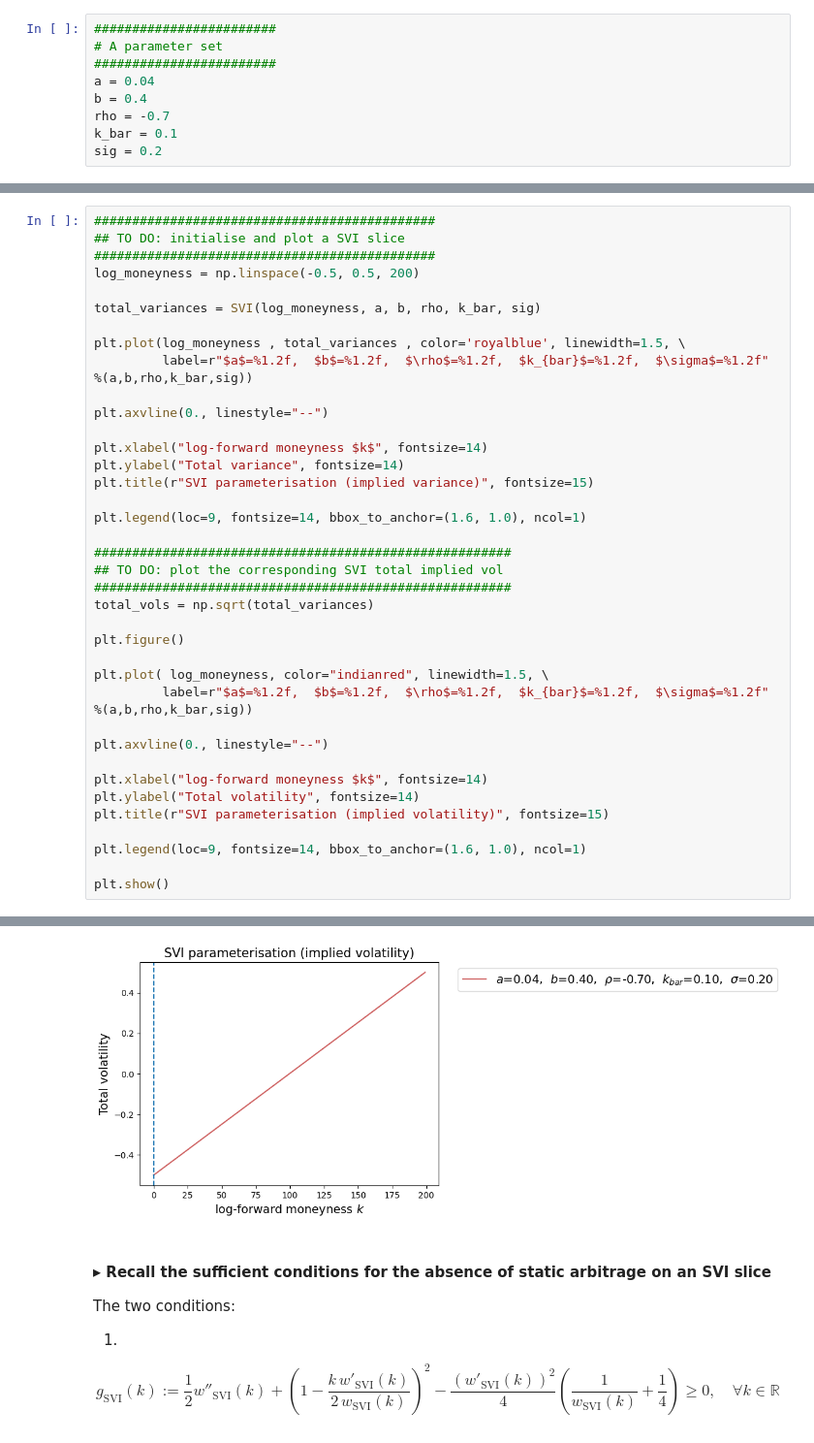
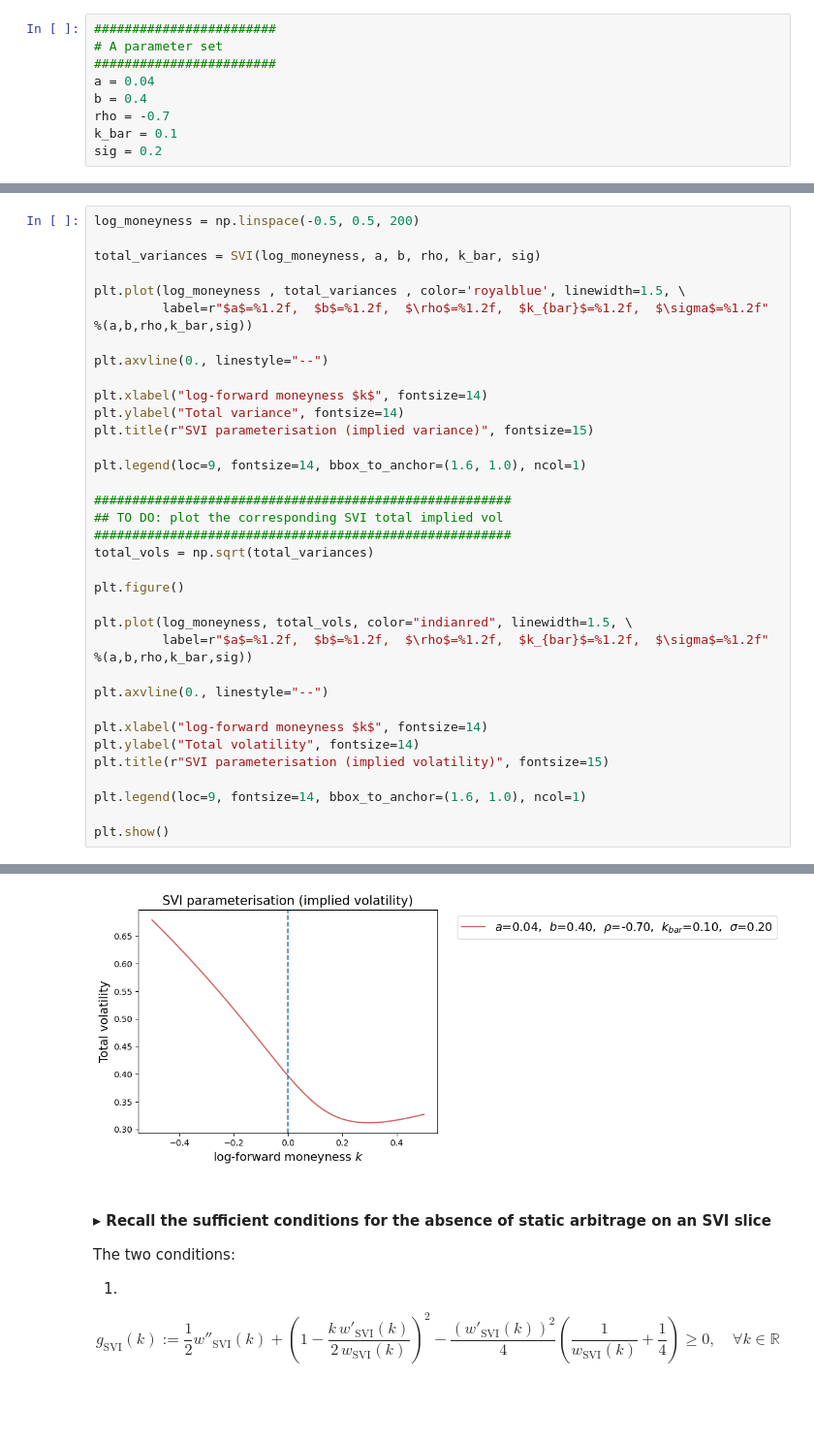
Before and after one commit to TeoAle/Numerical_Processing_Options, a Jupyter notebook: Notebook_9_no_arbitrage_implied_vol.ipynb, the cells around one changed output, grey strips where cells are left out. Shown: that part at 97% size. Cells and saved outputs as stored; diff of their text form; blank space fills up the shorter version.

```diff
--- a/Notebook_9_no_arbitrage_implied_vol.ipynb
+++ b/Notebook_9_no_arbitrage_implied_vol.ipynb
@@ -77,9 +74,6 @@ test_positivity(a, b, rho, sig)
  Positivity test: OK
 0
 # %%
-#############################################
-## TO DO: initialise and plot a SVI slice
-#############################################
 log_moneyness = np.linspace(-0.5, 0.5, 200)
 
 total_variances = SVI(log_moneyness, a, b, rho, k_bar, sig)
@@ -88,35 +82,35 @@ plt.plot(log_moneyness , total_variances , color='royalblue', linewidth=1.5, \
          label=r"$a$=%1.2f,  $b$=%1.2f,  $\rho$=%1.2f,  $k_{bar}$=%1.2f,  $\sigma$=%1.2f" %(a,b,rho,k_bar,sig))
 
 plt.axvline(0., linestyle="--")
 
 plt.xlabel("log-forward moneyness $k$", fontsize=14)
 plt.ylabel("Total variance", fontsize=14)
 plt.title(r"SVI parameterisation (implied variance)", fontsize=15)
 
 plt.legend(loc=9, fontsize=14, bbox_to_anchor=(1.6, 1.0), ncol=1)
 
 #######################################################
 ## TO DO: plot the corresponding SVI total implied vol
 #######################################################
 total_vols = np.sqrt(total_variances)
 
 plt.figure()
 
-plt.plot( log_moneyness, color="indianred", linewidth=1.5, \
+plt.plot(log_moneyness, total_vols, color="indianred", linewidth=1.5, \
          label=r"$a$=%1.2f,  $b$=%1.2f,  $\rho$=%1.2f,  $k_{bar}$=%1.2f,  $\sigma$=%1.2f" %(a,b,rho,k_bar,sig))
 
 plt.axvline(0., linestyle="--")
 
 plt.xlabel("log-forward moneyness $k$", fontsize=14)
 plt.ylabel("Total volatility", fontsize=14)
 plt.title(r"SVI parameterisation (implied volatility)", fontsize=15)
 
 plt.legend(loc=9, fontsize=14, bbox_to_anchor=(1.6, 1.0), ncol=1)
 
 plt.show()
 # %% [output]
 [figure]
-[figure, old version]
+[figure, new version]
 # %% [markdown]
 #### $\blacktriangleright$ Recall the sufficient conditions for the absence of static arbitrage on an SVI slice
 
```
Also changed, not shown: parts of 10 cells of this notebook.
